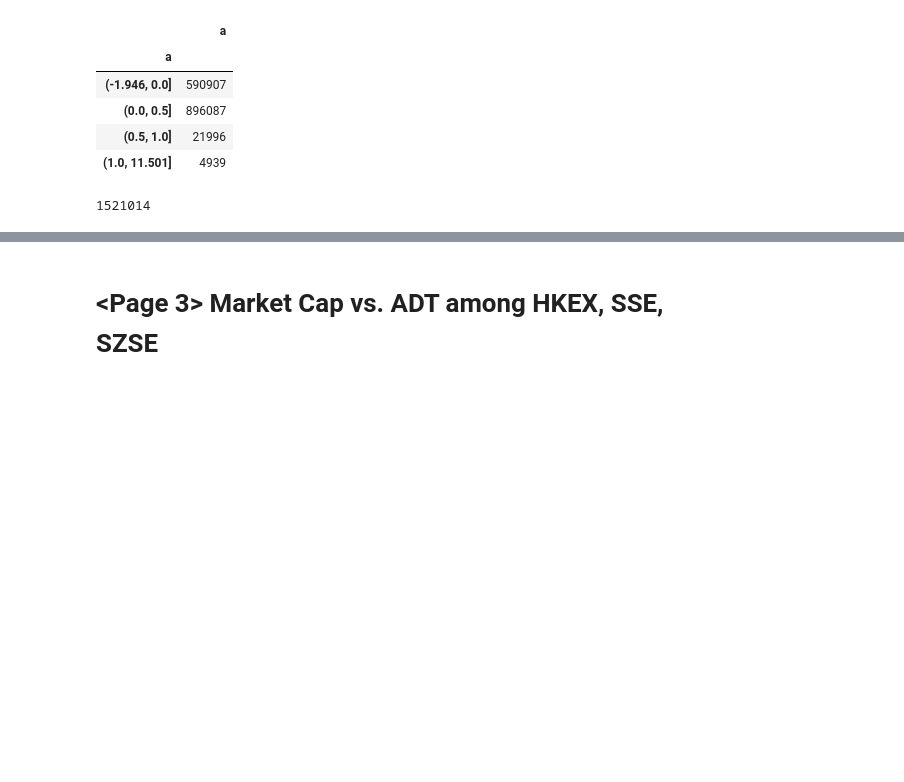
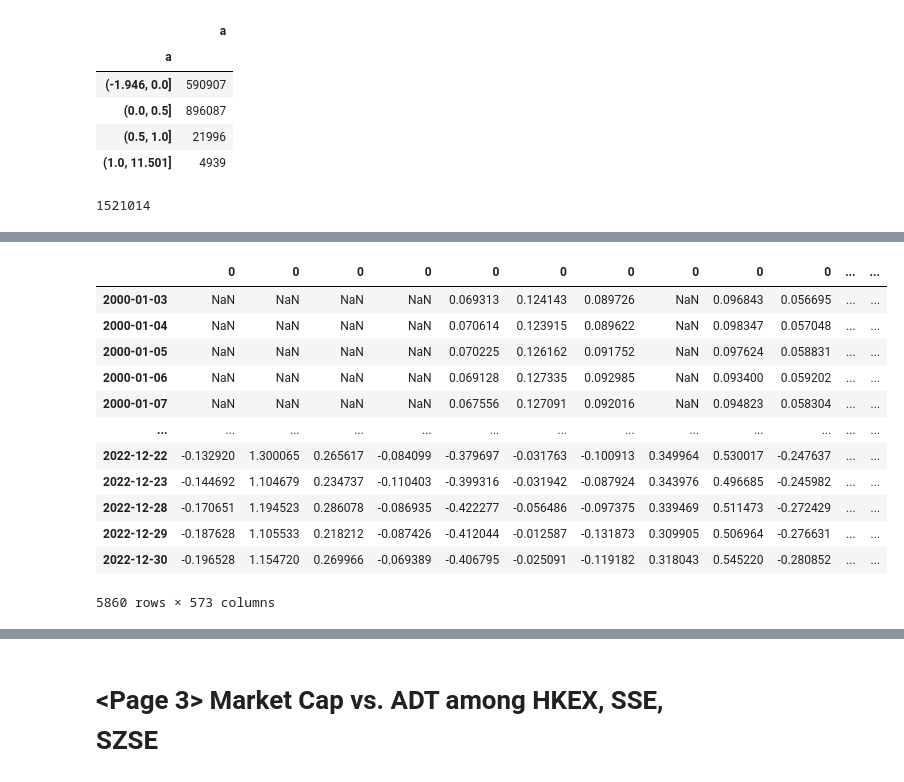
Before and after one commit to ckyma/exchatbook, a Jupyter notebook: getYahooData.ipynb, the cells around one changed output, grey strips where cells are left out. Drawn from its saved outputs; the diff is of its cells as text; code cells hidden in the pictures; blank space fills up the shorter version.

```diff
--- a/getYahooData.ipynb
+++ b/getYahooData.ipynb
@@ -1127,0 +1152,17 @@ for ticker, data in ftas_close_data_filtered.items():
+# %%
+ftas_irr_filtered = ftas_irr[ftas_irr.index <= pd.to_datetime("2023-01-01")]
+ftas_irr_filtered
+# %% [output]
+|  | 0 | 0 | 0 | 0 | 0 | 0 | 0 | 0 | 0 | 0 | ... | ... |
+| 2000-01-03 | NaN | NaN | NaN | NaN | 0.069313 | 0.124143 | 0.089726 | NaN | 0.096843 | 0.056695 | ... | ... |
+| 2000-01-04 | NaN | NaN | NaN | NaN | 0.070614 | 0.123915 | 0.089622 | NaN | 0.098347 | 0.057048 | ... | ... |
+| 2000-01-05 | NaN | NaN | NaN | NaN | 0.070225 | 0.126162 | 0.091752 | NaN | 0.097624 | 0.058831 | ... | ... |
+| 2000-01-06 | NaN | NaN | NaN | NaN | 0.069128 | 0.127335 | 0.092985 | NaN | 0.093400 | 0.059202 | ... | ... |
+| 2000-01-07 | NaN | NaN | NaN | NaN | 0.067556 | 0.127091 | 0.092016 | NaN | 0.094823 | 0.058304 | ... | ... |
+| ... | ... | ... | ... | ... | ... | ... | ... | ... | ... | ... | ... | ... |
+| 2022-12-22 | -0.132920 | 1.300065 | 0.265617 | -0.084099 | -0.379697 | -0.031763 | -0.100913 | 0.349964 | 0.530017 | -0.247637 | ... | ... |
+| 2022-12-23 | -0.144692 | 1.104679 | 0.234737 | -0.110403 | -0.399316 | -0.031942 | -0.087924 | 0.343976 | 0.496685 | -0.245982 | ... | ... |
+| 2022-12-28 | -0.170651 | 1.194523 | 0.286078 | -0.086935 | -0.422277 | -0.056486 | -0.097375 | 0.339469 | 0.511473 | -0.272429 | ... | ... |
+| 2022-12-29 | -0.187628 | 1.105533 | 0.218212 | -0.087426 | -0.412044 | -0.012587 | -0.131873 | 0.309905 | 0.506964 | -0.276631 | ... | ... |
+| 2022-12-30 | -0.196528 | 1.154720 | 0.269966 | -0.069389 | -0.406795 | -0.025091 | -0.119182 | 0.318043 | 0.545220 | -0.280852 | ... | ... |
+5860 rows × 573 columns
```
Also changed, not shown: parts of 6 cells of this notebook, 1 other file.
